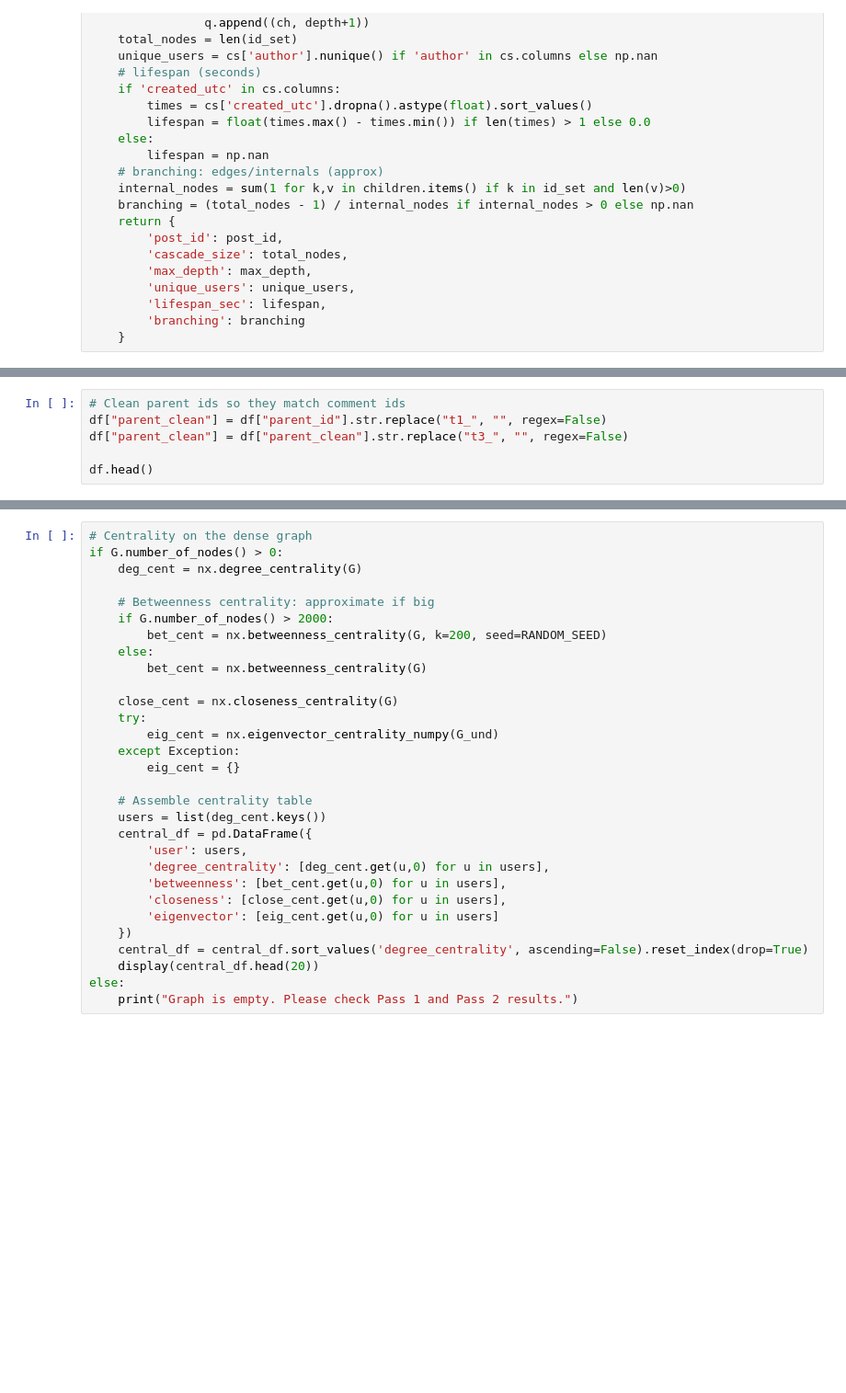
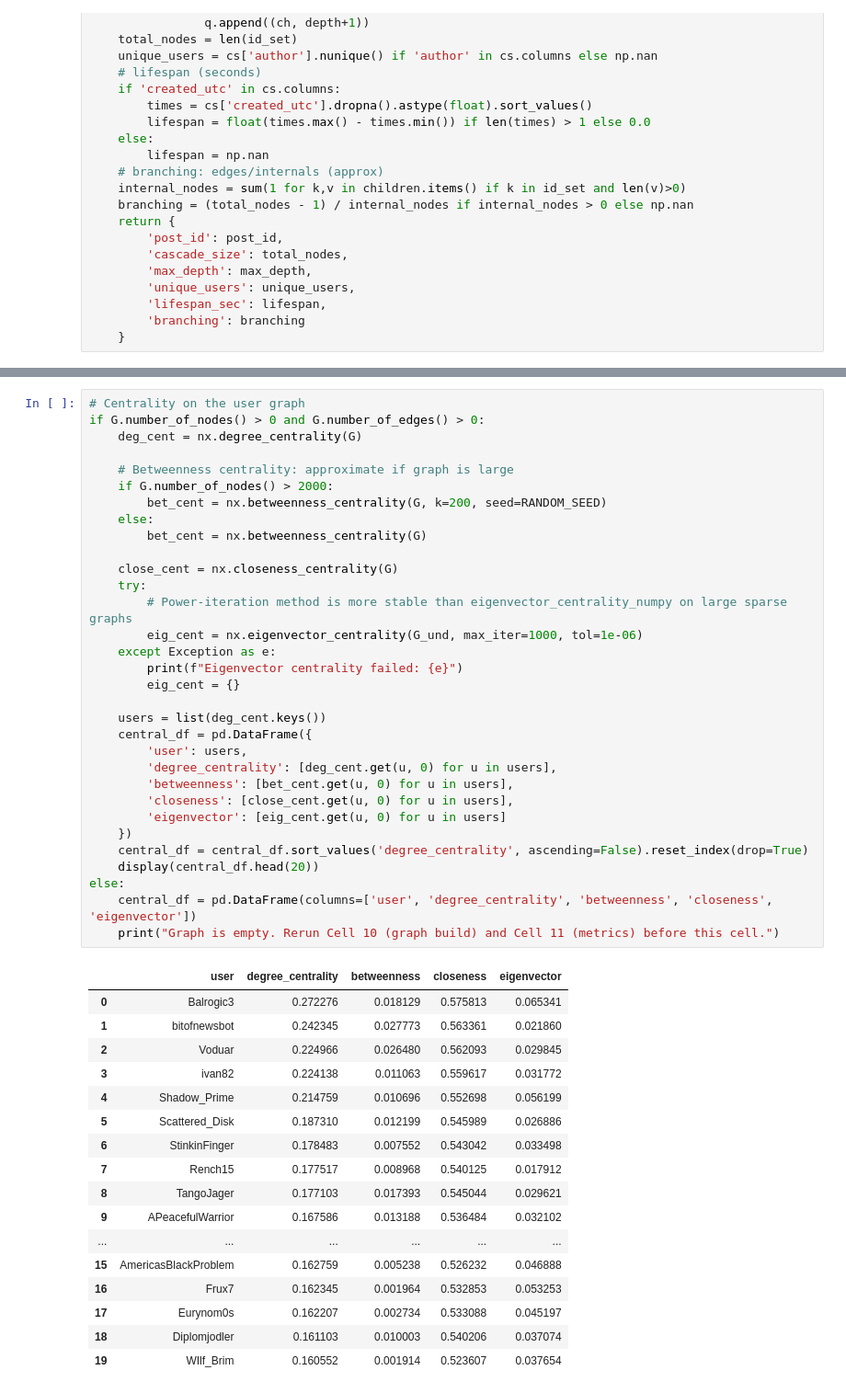
Before and after one commit to Venkat-jaswanth/Network-Science-Project, a Jupyter notebook: Networks_Colab.ipynb, the cells around one changed output, grey strips where cells are left out. Shown at 92% size. Drawn from its saved outputs; the diff is of its cells as text; blank space fills up the shorter version.

```diff
--- a/Networks_Colab.ipynb
+++ b/Networks_Colab.ipynb
@@ -241,6 +502,0 @@ if len(c1)>0 and len(c0)>0:
-# %%
-# Clean parent ids so they match comment ids
-df["parent_clean"] = df["parent_id"].str.replace("t1_", "", regex=False)
-df["parent_clean"] = df["parent_clean"].str.replace("t3_", "", regex=False)
-
-df.head()
@@ -346,30 +595,50 @@ print("Top 5 most active IDs:", post_counter.most_common(5))
 # %%
-# Centrality on the dense graph
-if G.number_of_nodes() > 0:
+# Centrality on the user graph
+if G.number_of_nodes() > 0 and G.number_of_edges() > 0:
     deg_cent = nx.degree_centrality(G)
 
-    # Betweenness centrality: approximate if big
+    # Betweenness centrality: approximate if graph is large
     if G.number_of_nodes() > 2000:
         bet_cent = nx.betweenness_centrality(G, k=200, seed=RANDOM_SEED)
     else:
         bet_cent = nx.betweenness_centrality(G)
 
     close_cent = nx.closeness_centrality(G)
     try:
-        eig_cent = nx.eigenvector_centrality_numpy(G_und)
-    except Exception:
+        # Power-iteration method is more stable than eigenvector_centrality_numpy on large sparse graphs
+        eig_cent = nx.eigenvector_centrality(G_und, max_iter=1000, tol=1e-06)
+    except Exception as e:
+        print(f"Eigenvector centrality failed: {e}")
         eig_cent = {}
 
-    # Assemble centrality table
     users = list(deg_cent.keys())
     central_df = pd.DataFrame({
         'user': users,
-        'degree_centrality': [deg_cent.get(u,0) for u in users],
-        'betweenness': [bet_cent.get(u,0) for u in users],
-        'closeness': [close_cent.get(u,0) for u in users],
-        'eigenvector': [eig_cent.get(u,0) for u in users]
+        'degree_centrality': [deg_cent.get(u, 0) for u in users],
+        'betweenness': [bet_cent.get(u, 0) for u in users],
+        'closeness': [close_cent.get(u, 0) for u in users],
+        'eigenvector': [eig_cent.get(u, 0) for u in users]
     })
     central_df = central_df.sort_values('degree_centrality', ascending=False).reset_index(drop=True)
     display(central_df.head(20))
 else:
-    print("Graph is empty. Please check Pass 1 and Pass 2 results.")
+    central_df = pd.DataFrame(columns=['user', 'degree_centrality', 'betweenness', 'closeness', 'eigenvector'])
+    print("Graph is empty. Rerun Cell 10 (graph build) and Cell 11 (metrics) before this cell.")
+# %% [output]
+|  | user | degree_centrality | betweenness | closeness | eigenvector |
+| 0 | Balrogic3 | 0.272276 | 0.018129 | 0.575813 | 0.065341 |
+| 1 | bitofnewsbot | 0.242345 | 0.027773 | 0.563361 | 0.021860 |
+| 2 | Voduar | 0.224966 | 0.026480 | 0.562093 | 0.029845 |
+| 3 | ivan82 | 0.224138 | 0.011063 | 0.559617 | 0.031772 |
+| 4 | Shadow_Prime | 0.214759 | 0.010696 | 0.552698 | 0.056199 |
+| 5 | Scattered_Disk | 0.187310 | 0.012199 | 0.545989 | 0.026886 |
+| 6 | StinkinFinger | 0.178483 | 0.007552 | 0.543042 | 0.033498 |
+| 7 | Rench15 | 0.177517 | 0.008968 | 0.540125 | 0.017912 |
+| 8 | TangoJager | 0.177103 | 0.017393 | 0.545044 | 0.029621 |
+| 9 | APeacefulWarrior | 0.167586 | 0.013188 | 0.536484 | 0.032102 |
+| ... | ... | ... | ... | ... | ... |
+| 15 | AmericasBlackProblem | 0.162759 | 0.005238 | 0.526232 | 0.046888 |
+| 16 | Frux7 | 0.162345 | 0.001964 | 0.532853 | 0.053253 |
+| 17 | Eurynom0s | 0.162207 | 0.002734 | 0.533088 | 0.045197 |
+| 18 | Diplomjodler | 0.161103 | 0.010003 | 0.540206 | 0.037074 |
+| 19 | WIlf_Brim | 0.160552 | 0.001914 | 0.523607 | 0.037654 |
```
Also changed, not shown: parts of 45 cells of this notebook, 12 other files.
